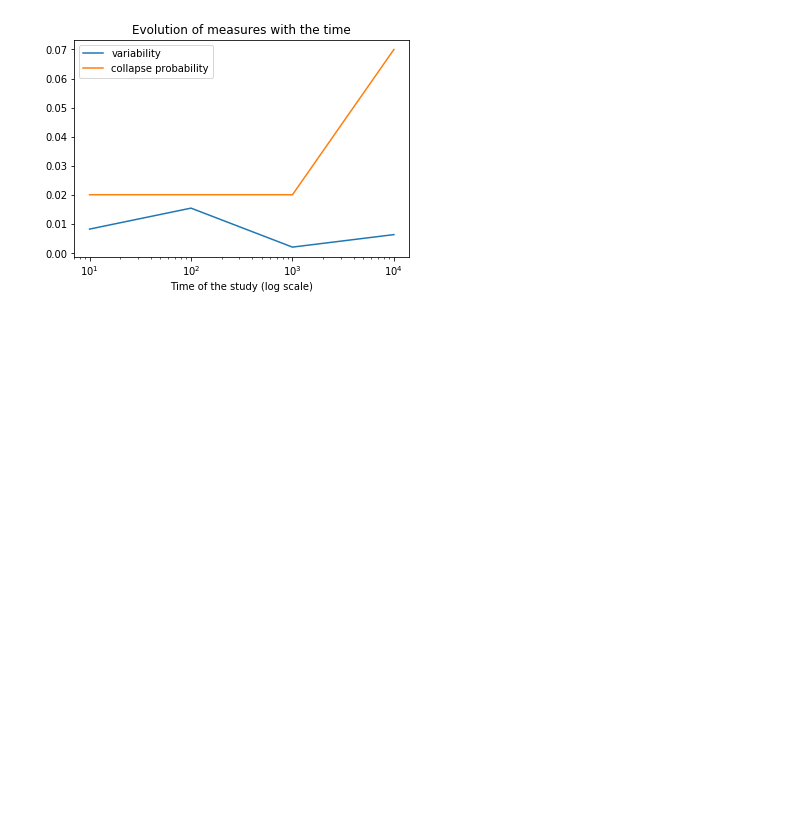
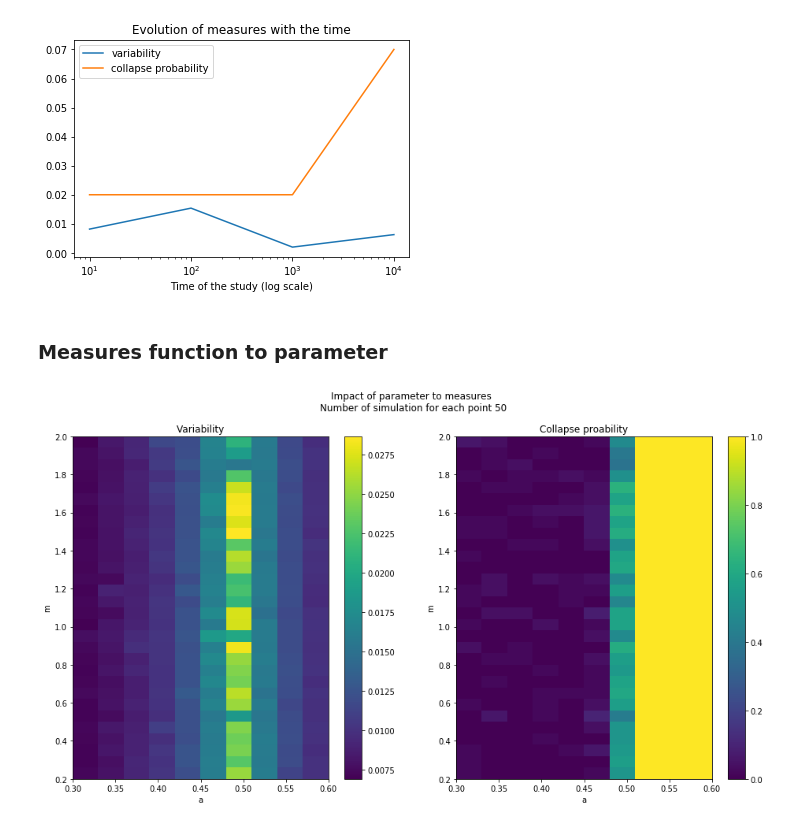
Before and after one commit to cavaillesj/internship_moulis, a Jupyter notebook: measures.ipynb, the cells around one changed output. Cells and saved outputs as stored; diff of their text form; code cells hidden in the pictures; blank space fills up the shorter version.

Commit message:
impact of paramter to measures

```diff
--- a/measures.ipynb
+++ b/measures.ipynb
@@ -53,3 +53,50 @@ plt.title("Evolution of measures with the time")
 plt.show()
 # %% [output]
 [figure]
+# %% [markdown]
+### Measures function to parameter
+# %%
+Param1 = np.linspace(0.3, 0.6, 10)
+Param2 = np.linspace(0.2, 2., 30)
+
+Number_of_simulation = 50
+
+Variability = np.zeros((len(Param1), len(Param2), Number_of_simulation))
+Collapse = np.zeros_like(Variability)
+
+
+for i, param1 in enumerate(Param1):
+    for j, param2 in enumerate(Param2):
+        for k in range(Number_of_simulation):
+            O = Ode(model = "allee_effect_adi", solveur = "odeint", Init=[0.5, 0.5], Param_phy= [param1, param2], finalTime = 100)
+            O.perturbation()
+            Y  = O.solve_by_part()
+            Variability[i, j, k] = variability(Y)
+    #        print(collapse(Y))
+            Collapse[i, j, k] = collapse(Y)
+Var_m = np.mean(Variability, axis= 2)
+Col_m = np.mean(Collapse, axis= 2)
+# %%
+plt.figure(figsize = (16, 8))
+#plt.title("Final point for different parameters")
+plt.suptitle("Impact of parameter to measures \nNumber of simulation for each point "+str(Number_of_simulation))
+
+mmax = max([np.max(Var_m), np.max(Col_m)])
+plt.subplot(1,2,1)
+extent = (Param1[0], Param1[-1], Param2[0], Param2[-1])
+plt.imshow(Var_m[:,::-1].transpose(), extent = extent, aspect = "auto")
+plt.colorbar()
+plt.title("Variability")
+plt.xlabel("a")
+plt.ylabel("m")
+
+plt.subplot(1,2,2)
+plt.imshow(Col_m[:,::-1].transpose(), extent = extent, aspect = "auto")
+plt.colorbar()
+plt.title("Collapse proability")
+plt.xlabel("a")
+plt.ylabel("m")
+
+#plt.savefig("plot/measures=f(param)")
+# %% [output]
+[figure, added]
```
Also changed, not shown: parts of 2 cells of this notebook, 1 other file.
